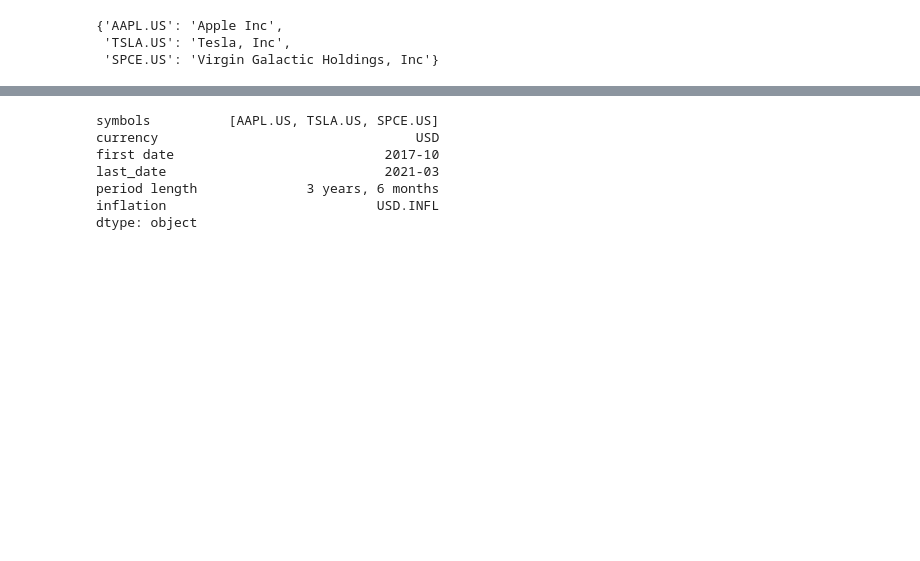
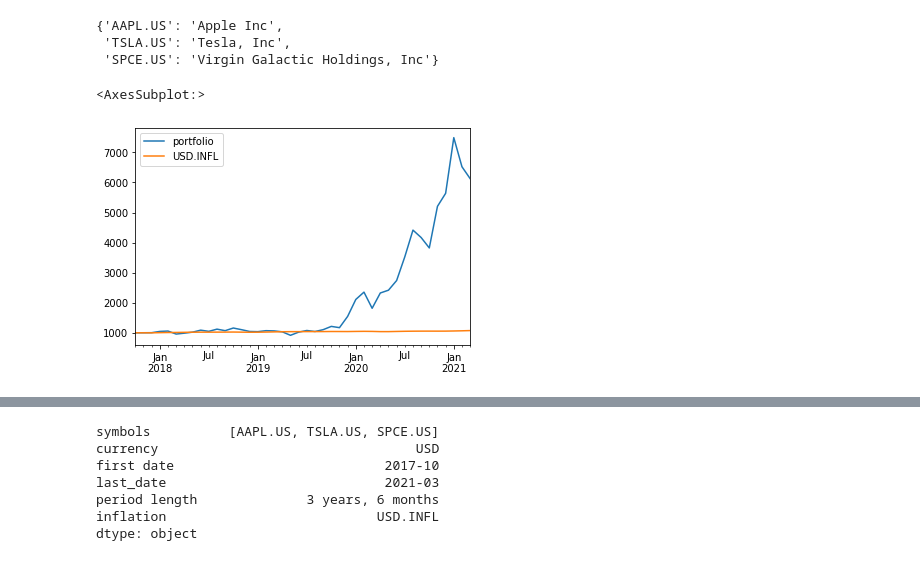
Before and after one commit to MatienkoAndrew/ML_2021, a Jupyter notebook: Diplom/okama.ipynb, the cells around one changed output, grey strips where cells are left out. Saved outputs shown, nothing was run; the diff lists cells and outputs as text; code cells hidden in the pictures; blank space fills up the shorter version.

```diff
--- a/Diplom/okama.ipynb
+++ b/Diplom/okama.ipynb
@@ -162,6 +162,11 @@ y.names
 {'AAPL.US': 'Apple Inc',
  'TSLA.US': 'Tesla, Inc',
  'SPCE.US': 'Virgin Galactic Holdings, Inc'}
+# %%
+y.wealth_index.plot()
+# %% [output]
+<AxesSubplot:>
+[figure, added]
 # %%
 df_portfolio = y.wealth_index
 df_portfolio.index = df_portfolio.index.to_timestamp()
```
Also changed, not shown: parts of 12 cells of this notebook, 7 other files.
